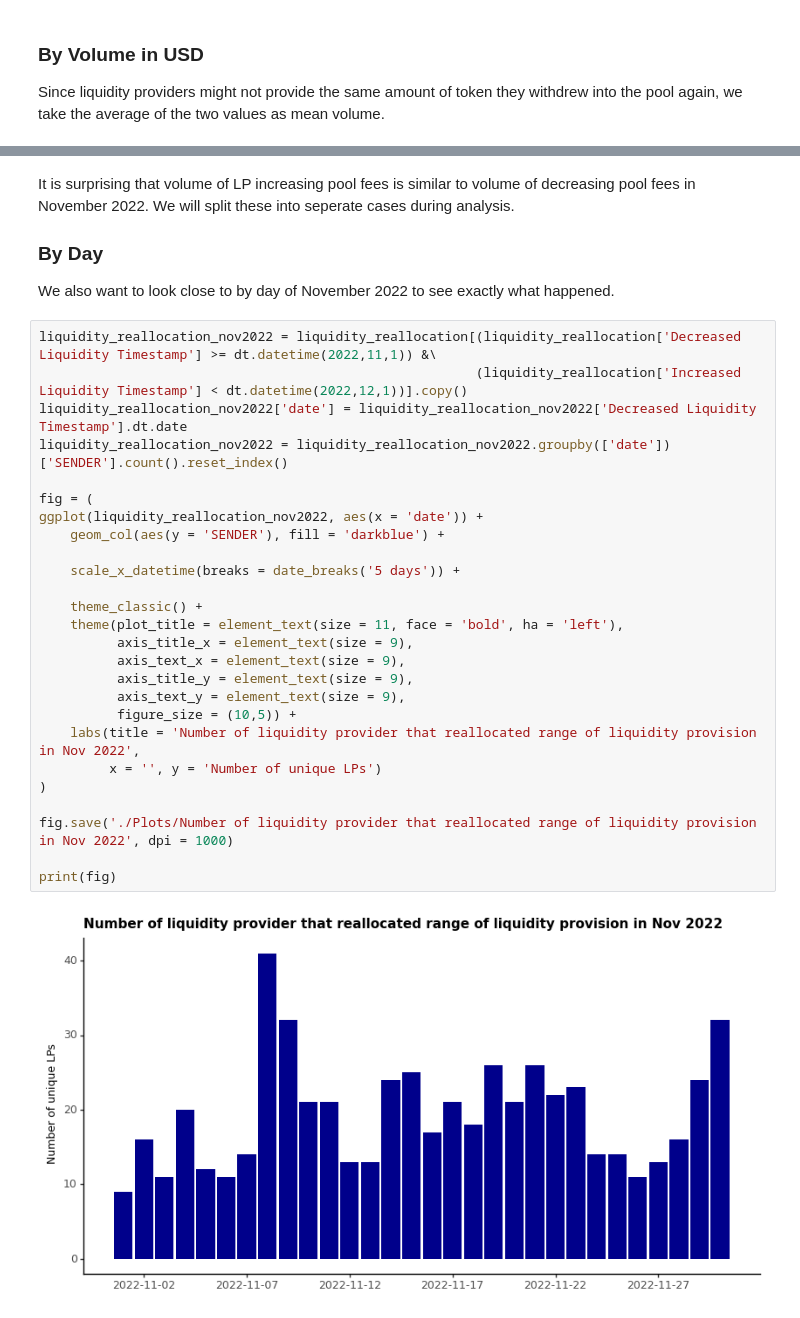
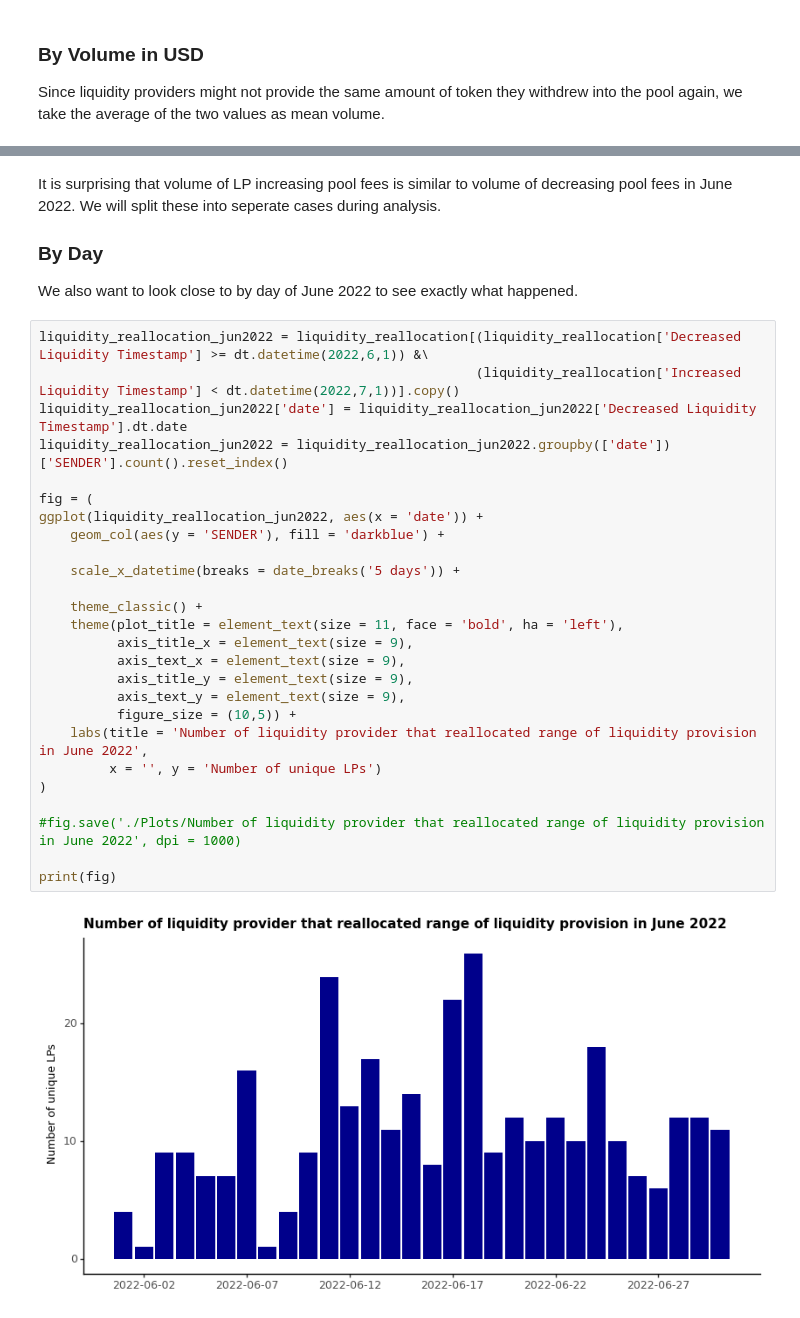
Before and after one commit to zhiconghu/Ethereum_DEX_Data, a Jupyter notebook: FTX Case Study.ipynb, the cells around one changed output, grey strips where cells are left out. Drawn from its saved outputs; the diff is of its cells as text.

```diff
--- a/FTX Case Study.ipynb
+++ b/FTX Case Study.ipynb
@@ -334,35 +417,35 @@ print(fig)
 # %% [markdown]
-It is surprising that volume of LP increasing pool fees is similar to volume of decreasing pool fees in November 2022. We will split these into seperate cases during analysis.
+It is surprising that volume of LP increasing pool fees is similar to volume of decreasing pool fees in June 2022. We will split these into seperate cases during analysis.
 
 ### By Day
 
-We also want to look close to by day of November 2022 to see exactly what happened.
+We also want to look close to by day of June 2022 to see exactly what happened.
 # %%
-liquidity_reallocation_nov2022 = liquidity_reallocation[(liquidity_reallocation['Decreased Liquidity Timestamp'] >= dt.datetime(2022,11,1)) &\
-                                                        (liquidity_reallocation['Increased Liquidity Timestamp'] < dt.datetime(2022,12,1))].copy()
-liquidity_reallocation_nov2022['date'] = liquidity_reallocation_nov2022['Decreased Liquidity Timestamp'].dt.date
-liquidity_reallocation_nov2022 = liquidity_reallocation_nov2022.groupby(['date'])['SENDER'].count().reset_index()
+liquidity_reallocation_jun2022 = liquidity_reallocation[(liquidity_reallocation['Decreased Liquidity Timestamp'] >= dt.datetime(2022,6,1)) &\
+                                                        (liquidity_reallocation['Increased Liquidity Timestamp'] < dt.datetime(2022,7,1))].copy()
+liquidity_reallocation_jun2022['date'] = liquidity_reallocation_jun2022['Decreased Liquidity Timestamp'].dt.date
+liquidity_reallocation_jun2022 = liquidity_reallocation_jun2022.groupby(['date'])['SENDER'].count().reset_index()
 
 fig = (
-ggplot(liquidity_reallocation_nov2022, aes(x = 'date')) +
+ggplot(liquidity_reallocation_jun2022, aes(x = 'date')) +
     geom_col(aes(y = 'SENDER'), fill = 'darkblue') +
 
     scale_x_datetime(breaks = date_breaks('5 days')) +
 
     theme_classic() +
     theme(plot_title = element_text(size = 11, face = 'bold', ha = 'left'),
           axis_title_x = element_text(size = 9),
           axis_text_x = element_text(size = 9),
           axis_title_y = element_text(size = 9),
           axis_text_y = element_text(size = 9),
           figure_size = (10,5)) +
-    labs(title = 'Number of liquidity provider that reallocated range of liquidity provision in Nov 2022',
+    labs(title = 'Number of liquidity provider that reallocated range of liquidity provision in June 2022',
          x = '', y = 'Number of unique LPs')
 )
 
-fig.save('./Plots/Number of liquidity provider that reallocated range of liquidity provision in Nov 2022', dpi = 1000)
+#fig.save('./Plots/Number of liquidity provider that reallocated range of liquidity provision in June 2022', dpi = 1000)
 
 print(fig)
 # %% [output]
-[figure, old version]
+[figure, new version]
 # %%
```
Also changed, not shown: parts of 21 cells of this notebook, 1 other file.
